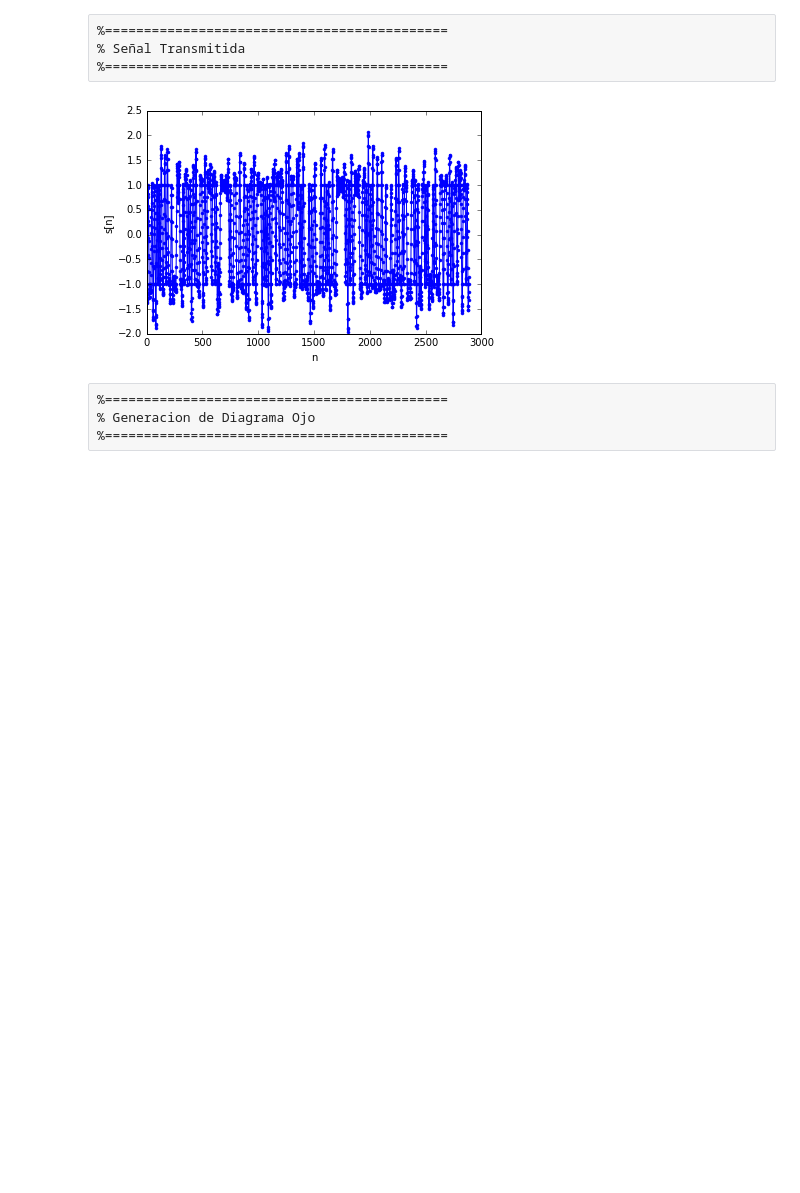
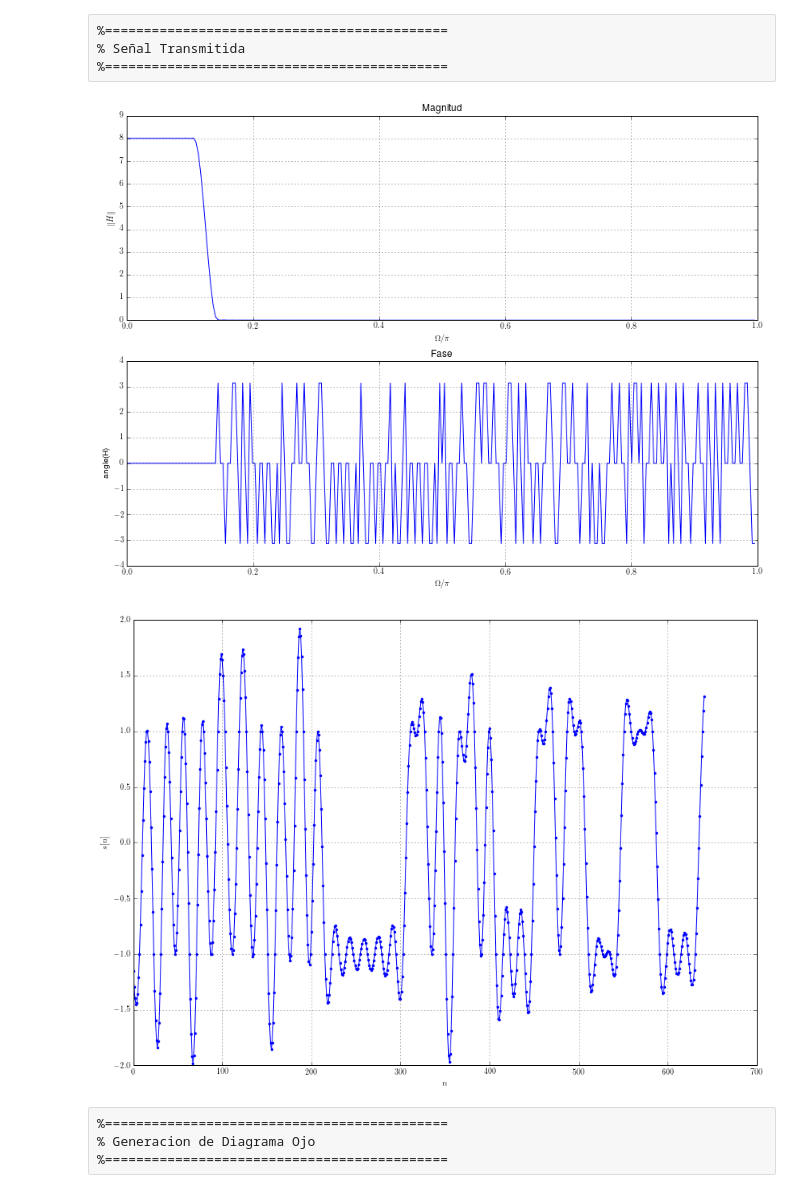
Before and after one commit to ataddei/CursoProcesosEstocasticos, a Jupyter notebook: Practico 1 Procesamiento Digital de Señales.ipynb, the cells around one changed output. Saved outputs shown, nothing was run; the diff lists cells and outputs as text; code cells hidden in the pictures; blank space fills up the shorter version.

```diff
--- a/Practico 1 Procesamiento Digital de Señales.ipynb
+++ b/Practico 1 Procesamiento Digital de Señales.ipynb
@@ -25,11 +34,13 @@ pl.draw()
 # %%
-Omega = np.arange(0,1,1./2**8)*np.pi;
-
-N = 1000;
-H_Mag=[]
-H_Fase=[]
-for omega in Omega:
-    xn = [np.exp(np.complex(0,omega*n)) for n in xrange(N)];
-    yn = np.convolve(xn,gn);
-    H_Mag.append( np.abs(yn[N/2]))
-    H_Fase.append(np.angle(yn[N/2]*np.conj(xn[N/2-n_delay_filter])))
+def sweep_omega():
+    Omega = np.arange(0,1,1./2**8)*np.pi;
+    N = 1000;
+    H_Mag=[]
+    H_Fase=[]
+    for omega in Omega:
+        xn = [np.exp(np.complex(0,omega*n)) for n in xrange(N)];
+        yn = np.convolve(xn,gn);
+        H_Mag.append( np.abs(yn[N/2]))
+        H_Fase.append(np.angle(yn[N/2]*np.conj(xn[N/2-n_delay_filter])))
+    return Omega,H_Mag,H_Fase
+Omega,H_Mag,H_Fase=sweep_omega()
@@ -73,14 +82,26 @@ pl.draw()
 % Señal Transmitida
 %============================================
 # %%
-sn = np.convolve(xn,gn);
-pl.figure(4)
-pl.plot(sn[(2*L*M+1):(2*L*M+1)*10],'.-');
-pl.ylabel('s[n]')
-pl.xlabel('n');
+def sn_convolve():
+    return np.convolve(xn,gn);
+
+def plot_time(sn):
+    pl.figure()
+    pl.plot(sn[(2*L*M+1):(2*L*M+1)*3],'.-');
+    pl.ylabel('$s[n]$')
+    pl.xlabel('$n$');
+    pl.grid(True)
+
+beta=0.1
+sweep_omega()
+plot_omega()
+gn=gen_filter()
+sn=sn_convolve()
+plot_time(sn)
 pl.draw()
 # %% [output]
-[figure, old version]
+[figure, new version]
+[figure, added]
 # %% [raw]
 %============================================
 % Generacion de Diagrama Ojo
```
Also changed, not shown: parts of 7 cells of this notebook.
